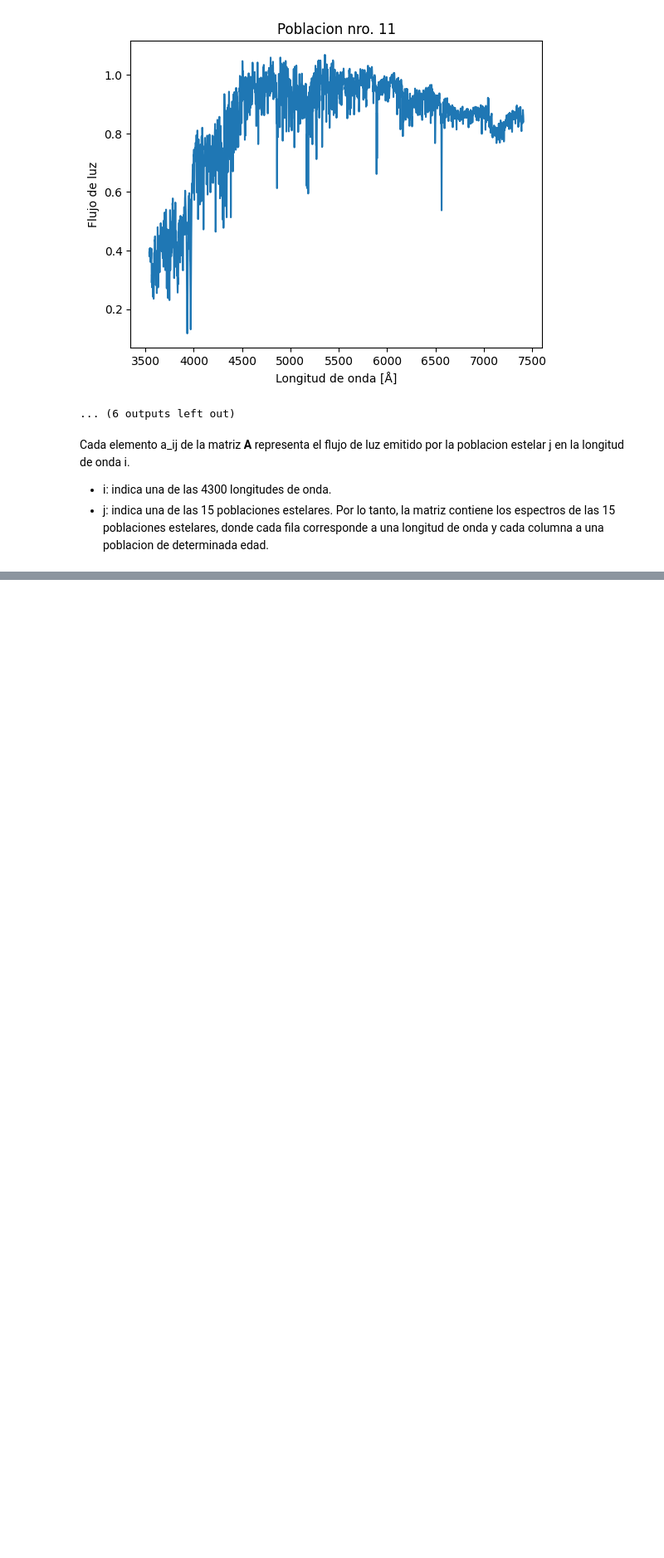
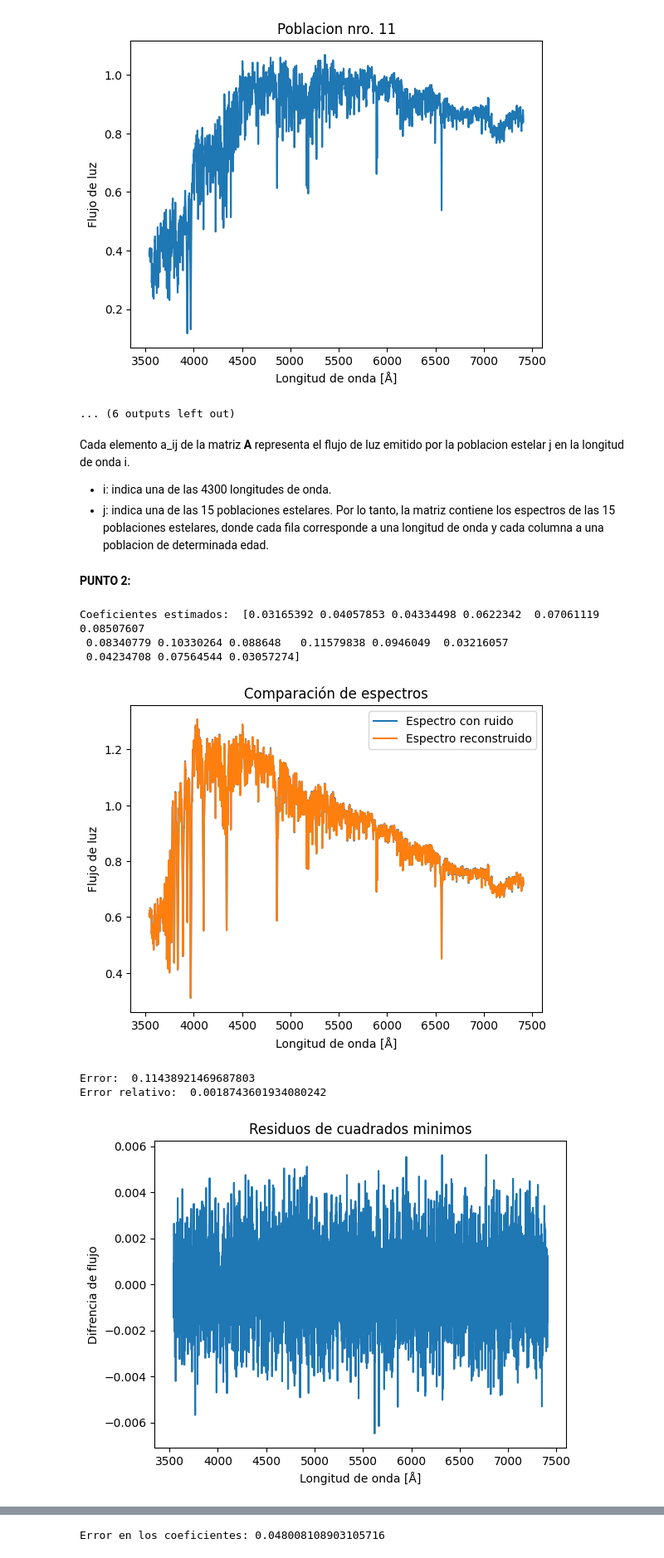
Before and after one commit to SebastianM011/TP2_Metodos, a Jupyter notebook: desarrollo.ipynb, the cells around one changed output, grey strips where cells are left out. Shown at 83% size. Saved outputs shown, nothing was run; the diff lists cells and outputs as text; code cells hidden in the pictures; blank space fills up the shorter version.

Commit message:
Punto numero 2

```diff
--- a/desarrollo.ipynb
+++ b/desarrollo.ipynb
@@ -90,3 +90,68 @@ Cada elemento a_ij de la matriz **A** representa el flujo de luz emitido por la
 - i: indica una de las 4300 longitudes de onda.
 - j: indica una de las 15 poblaciones estelares.
 Por lo tanto, la matriz contiene los espectros de las 15 poblaciones estelares, donde cada fila corresponde a una longitud de onda y cada columna a una poblacion de determinada edad.
+# %% [markdown]
+**PUNTO 2:**
+# %%
+A_espectros = A[:, 1:]
+
+b = b_ruidoso[:,1]
+AtA = A_espectros.T @ A_espectros
+Atb = A_espectros.T @ b
+x_estimado = np.linalg.solve(AtA, Atb)
+print("Coeficientes estimados: ", x_estimado)
+
+b_reconstruido = A_espectros @ x_estimado
+plt.plot(b_ruidoso[:,0], b, label="Espectro con ruido")
+plt.plot(b_ruidoso[:,0], b_reconstruido, label="Espectro reconstruido")
+
+plt.xlabel("Longitud de onda [Å]")
+plt.ylabel("Flujo de luz")
+plt.title("Comparación de espectros")
+plt.legend()
+plt.show()
+
+residuo = b - b_reconstruido
+error = np.linalg.norm(residuo)
+error_rel = error / np.linalg.norm(b)
+
+print("Error: ", error)
+print("Error relativo: ", error_rel)
+
+plt.plot(b_ruidoso[:, 0], residuo)
+plt.xlabel("Longitud de onda [Å]")
+plt.ylabel("Difrencia de flujo")
+plt.title("Residuos de cuadrados minimos")
+plt.show()
+
+archivo_xreal = open("C:/Users/guina/Desktop/Udesa/Guias/4. F. de la IA/TP2_Metodos/Archivos/x_real.csv", "r")
+archivo_xreal.readline()
+xreal = np.zeros((15, 2))
+i = 0
+for linea in archivo_xreal:
+    valores = linea.strip().split(",")
+    for j in range(2):
+        xreal[i, j] = float(valores[j])
+    i += 1
+
+archivo_xreal.close()
+edades = xreal[:, 0]
+x_real = xreal[:, 1]
+plt.plot(edades, x_real, "o-", label="Composicion original")
+plt.plot(edades, x_estimado, "o-", label="Cuadrados minimos")
+
+plt.xlabel("Edad de la poblacion")
+plt.ylabel("Coeficiente de aporte")
+plt.title("Comparacin de coeficientes")
+plt.legend()
+plt.show()
+
+print("Error en los coeficientes:", np.linalg.norm(x_estimado - x_real))
+# %% [output]
+Coeficientes estimados:  [0.03165392 0.04057853 0.04334498 0.0622342  0.07061119 0.08507607
+ 0.08340779 0.10330264 0.088648   0.11579838 0.0946049  0.03216057
+ 0.04234708 0.07564544 0.03057274]
+[figure, added]
+Error:  0.11438921469687803
+Error relativo:  0.0018743601934080242
+[figure, added]
@@ -92,0 +159 @@ Por lo tanto, la matriz contiene los espectros de las 15 poblaciones estelares,
+Error en los coeficientes: 0.048008108903105716
```
Also changed, not shown: parts of 1 cell of this notebook.
